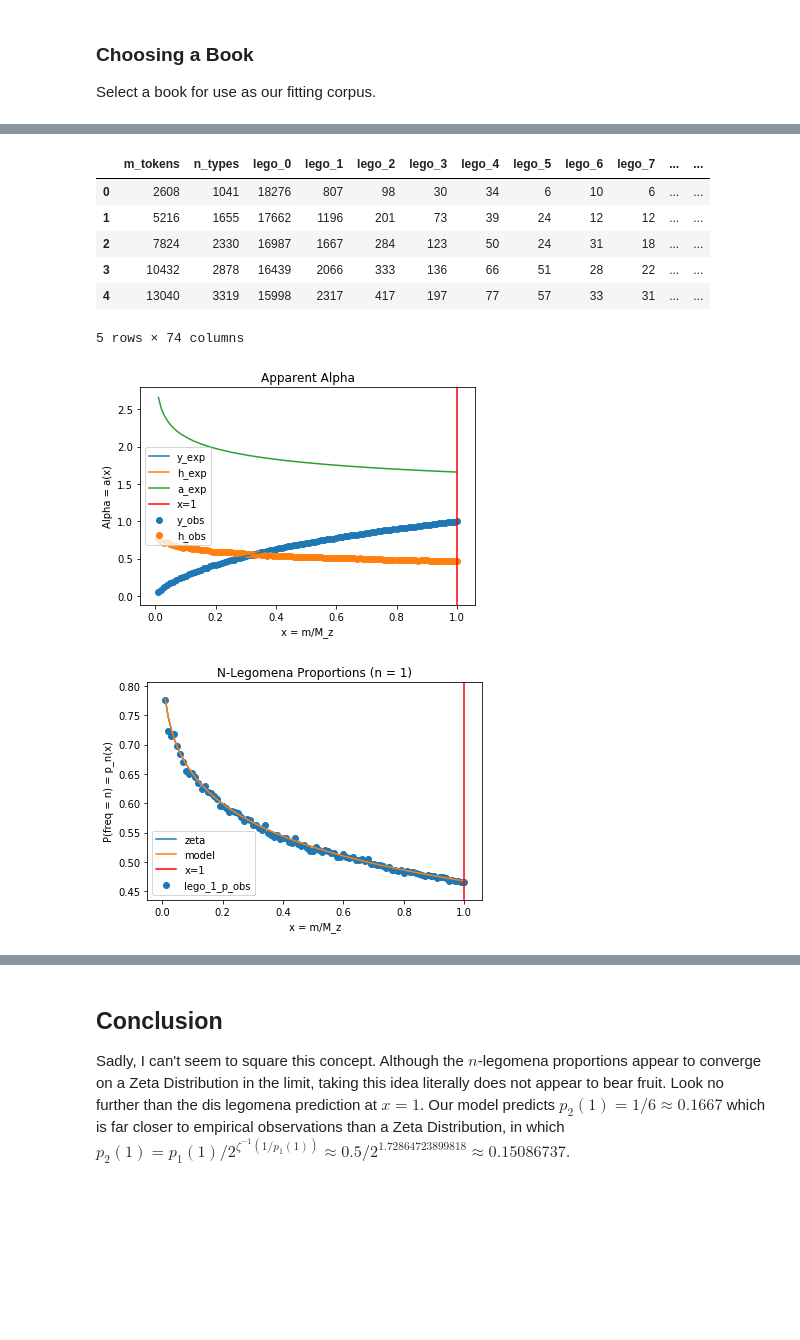
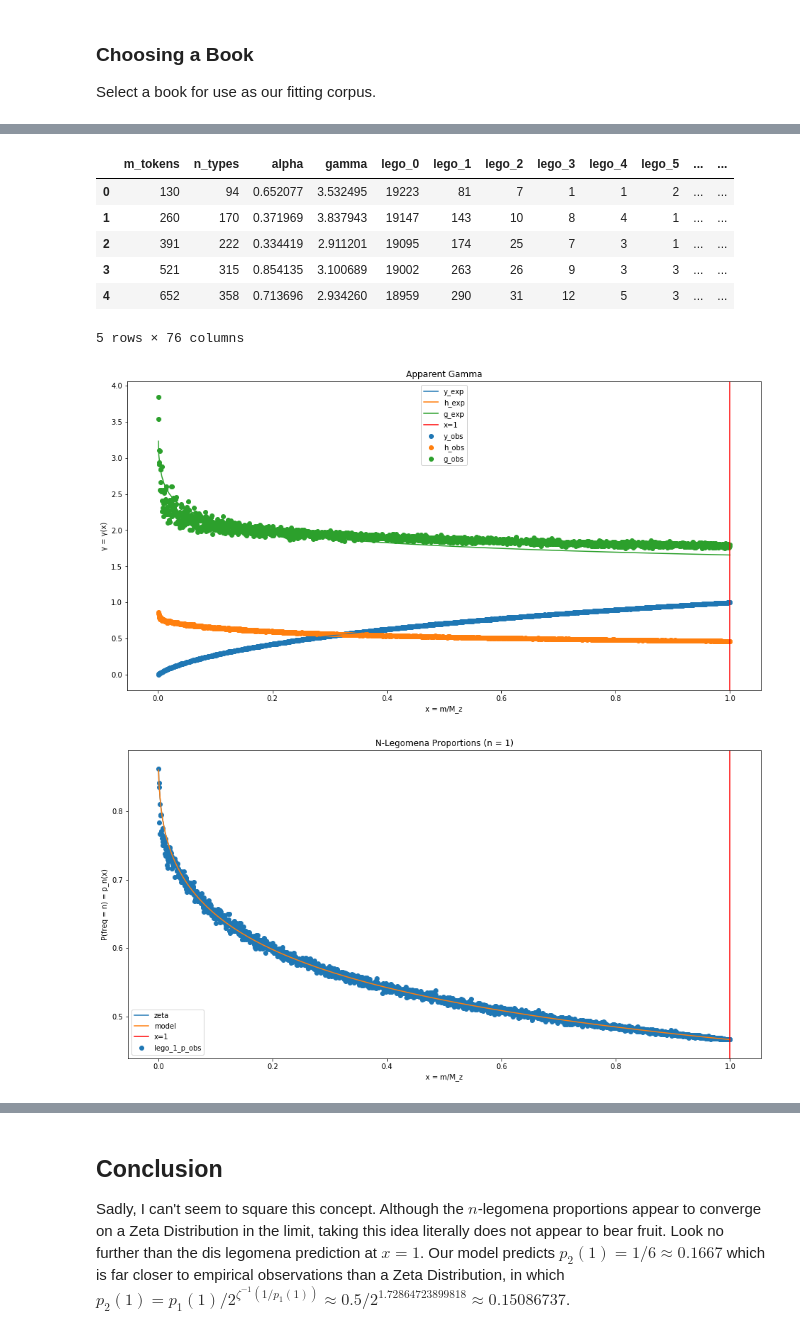
Before and after one commit to VictorDavis/legomena, a Jupyter notebook: notebooks/pseudo-powerlaw.ipynb, the cells around one changed output, grey strips where cells are left out. Drawn from its saved outputs; the diff is of its cells as text; code cells hidden in the pictures; blank space fills up the shorter version.

```diff
--- a/notebooks/pseudo-powerlaw.ipynb
+++ b/notebooks/pseudo-powerlaw.ipynb
@@ -5,6 +5,7 @@ Our entire thesis is that Zipf's Law and Heap's Law are (excellent) approximatio
 # %%
 # bloody dependencies
 import matplotlib.pyplot as plt
+plt.rcParams["figure.figsize"] = 16,8
 from nltk.corpus import gutenberg
 import numpy as np
 import pandas as pd
@@ -32,6 +33,7 @@ Select a book for use as our fitting corpus.
 # moby dick
 words = gutenberg.words("melville-moby_dick.txt")
 corpus = Corpus(words)
+corpus.resolution = 2000
 corpus.dimension = 20
 TTR = corpus.TTR
 model = LogModel().fit(TTR.m_tokens, TTR.n_types)
@@ -47,19 +49,20 @@ plt.show()
 # plot WFD
 xmax = 50
 i = np.arange(1, xmax)
-df = corpus.fdist.copy().head(xmax)
+df = corpus.fdist.head(xmax)
+alpha = corpus.alpha
 plt.bar(df.index, df.freq)
-plt.plot(i, model.N_z/i, color = 'r')
-plt.title("Word Frequency Distribution")
+plt.plot(i, corpus.fdist.freq[1]/i**alpha, color = 'r')
+plt.title("Word Frequency Distribution (alpha=%0.4f)" % alpha)
 plt.xlabel("rank")
 plt.ylabel("frequency")
 plt.show()
 
 # plot the k-vector
-B = zetainv(2.)
+gamma = corpus.gamma
 plt.bar(i, corpus.k[i])
-plt.plot(i, corpus.k[1]/i**B, color = 'r')
-plt.title("n-Legomena Distribution")
+plt.plot(i, corpus.k[1]/i**gamma, color = 'r')
+plt.title("n-Legomena Distribution (gamma=%0.4f)" % gamma)
 plt.xlabel("n = number of repeats")
 plt.ylabel("words repeating n times")
 plt.show()
@@ -113,5 +232,5 @@ print(1./k/(k+1))
 # %%
-# calculate apparent alpha
+# calculate apparent gamma
 TTR = corpus.TTR
 k_x = model.predict_k(TTR.m_tokens, corpus.dimension)
 E_x = model.predict(TTR.m_tokens)
@@ -123,48 +242,49 @@ df["y_obs"] = df.n_types / corpus.N
 df["y_exp"] = E_x / corpus.N
 df["h_obs"] = df.lego_1 / df.n_types
 df["h_exp"] = k_x[:,1] / E_x
-df["a_exp"] = [ zetainv(1/h) for h in df["h_exp"] ]
+df["g_exp"] = [ zetainv(1/h) for h in df["h_exp"] ]
 
 for col in df.columns:
     if "lego_" in col:
         n = float(col.split("_")[1])
         df[col + "_p_obs"] = df[col] / df.n_types
-        df[col + "_p_exp"] = df["h_exp"] / n**df["a_exp"]
+        df[col + "_p_exp"] = df["h_exp"] / n**df["g_exp"]
         if n < 6:
             df[col + "_p_mod"] = k_x[:,int(n)] / E_x
 display(df.head())
 
 # draw a pretty plot
 plt.plot(df["x"], df["y_exp"], label = "y_exp")
 plt.plot(df["x"], df["h_exp"], label = "h_exp")
-plt.plot(df["x"], df["a_exp"], label = "a_exp")
+plt.plot(df["x"], df["g_exp"], label = "g_exp")
 plt.scatter(df["x"], df["y_obs"], label = "y_obs")
 plt.scatter(df["x"], df["h_obs"], label = "h_obs")
+plt.scatter(df["x"], df["gamma"], label = "g_obs")
 plt.axvline(x = 1, color = 'r', label = "x=1")
 plt.xlabel("x = m/M_z")
-plt.ylabel("Alpha = a(x)")
+plt.ylabel("γ = γ(x)")
 plt.legend()
-plt.title("Apparent Alpha")
+plt.title("Apparent Gamma")
 plt.show()
 
 # draw more pretty plots
 for n in range(1, 6):
     plt.scatter(df["x"], df[f"lego_{n}_p_obs"], label = f"lego_{n}_p_obs")
     plt.plot(df["x"], df[f"lego_{n}_p_exp"], label = "zeta")
     plt.plot(df["x"], df[f"lego_{n}_p_mod"], label = "model")
     plt.axvline(x = 1, color = 'r', label = "x=1")
     plt.xlabel("x = m/M_z")
     plt.ylabel("P(freq = n) = p_n(x)")
     plt.legend()
     plt.title(f"N-Legomena Proportions (n = {n})")
     plt.show()
 # %% [output]
-|  | m_tokens | n_types | lego_0 | lego_1 | lego_2 | lego_3 | lego_4 | lego_5 | lego_6 | lego_7 | ... | ... |
-| 0 | 2608 | 1041 | 18276 | 807 | 98 | 30 | 34 | 6 | 10 | 6 | ... | ... |
-| 1 | 5216 | 1655 | 17662 | 1196 | 201 | 73 | 39 | 24 | 12 | 12 | ... | ... |
-| 2 | 7824 | 2330 | 16987 | 1667 | 284 | 123 | 50 | 24 | 31 | 18 | ... | ... |
-| 3 | 10432 | 2878 | 16439 | 2066 | 333 | 136 | 66 | 51 | 28 | 22 | ... | ... |
-| 4 | 13040 | 3319 | 15998 | 2317 | 417 | 197 | 77 | 57 | 33 | 31 | ... | ... |
+|  | m_tokens | n_types | alpha | gamma | lego_0 | lego_1 | lego_2 | lego_3 | lego_4 | lego_5 | ... | ... |
+| 0 | 130 | 94 | 0.652077 | 3.532495 | 19223 | 81 | 7 | 1 | 1 | 2 | ... | ... |
+| 1 | 260 | 170 | 0.371969 | 3.837943 | 19147 | 143 | 10 | 8 | 4 | 1 | ... | ... |
+| 2 | 391 | 222 | 0.334419 | 2.911201 | 19095 | 174 | 25 | 7 | 3 | 1 | ... | ... |
+| 3 | 521 | 315 | 0.854135 | 3.100689 | 19002 | 263 | 26 | 9 | 3 | 3 | ... | ... |
+| 4 | 652 | 358 | 0.713696 | 2.934260 | 18959 | 290 | 31 | 12 | 5 | 3 | ... | ... |
-5 rows × 74 columns
+5 rows × 76 columns
-[figure, old version]
+[figure, new version]
-[figure, old version]
+[figure, new version]
```
Also changed, not shown: parts of 11 cells of this notebook, 1 other file.
